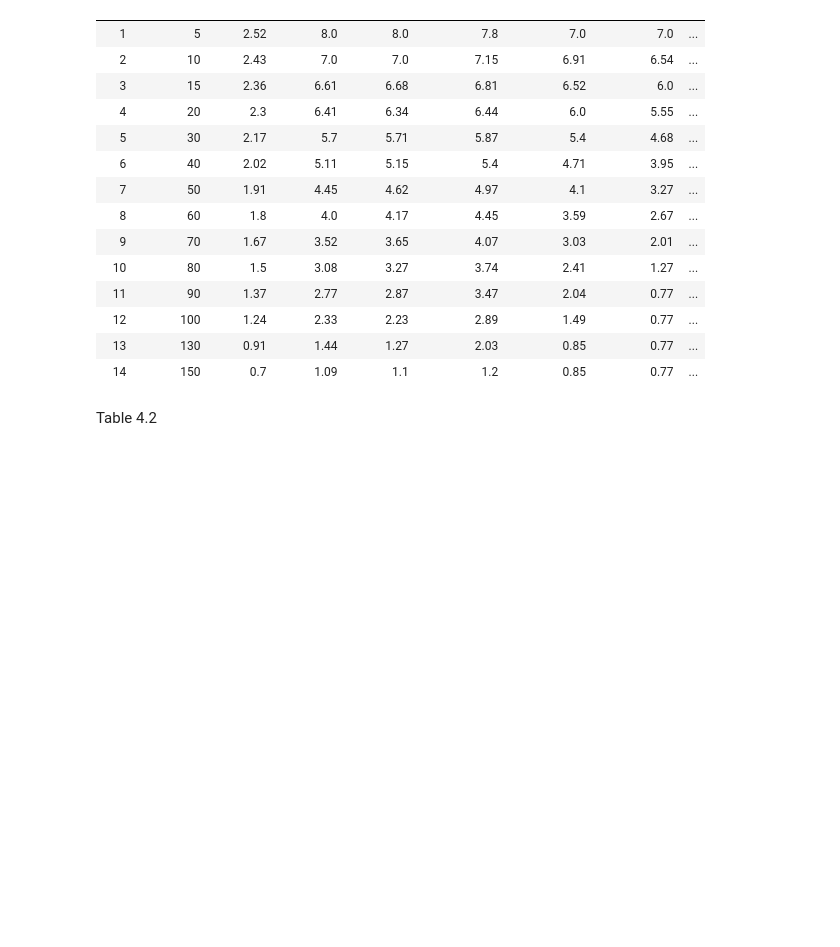
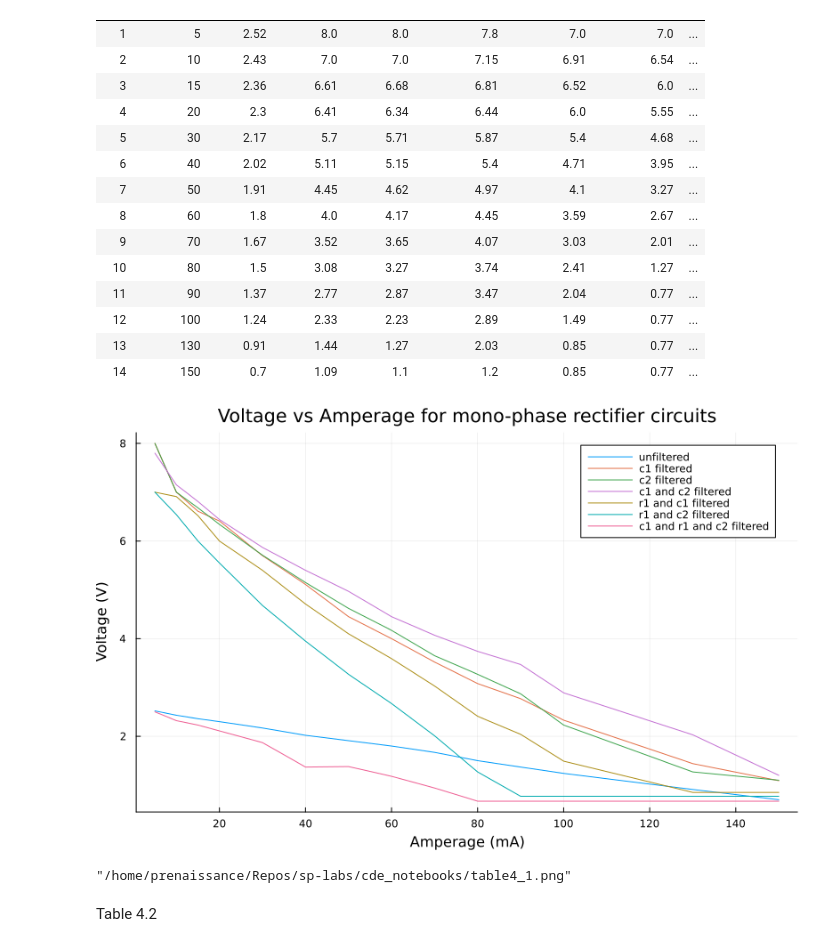
Before and after one commit to prenaissance/sp-labs, a Jupyter notebook: cde_notebooks/Lab4.ipynb, the cells around one changed output. Cells and saved outputs as stored; diff of their text form; code cells hidden in the pictures; blank space fills up the shorter version.

Commit message:
feat(cde > lab4): add graphs and calculations

```diff
--- a/cde_notebooks/Lab4.ipynb
+++ b/cde_notebooks/Lab4.ipynb
@@ -31,6 +31,25 @@ table4_1 = DataFrame(
 | 12 | 100 | 1.24 | 2.33 | 2.23 | 2.89 | 1.49 | 0.77 | ... |
 | 13 | 130 | 0.91 | 1.44 | 1.27 | 2.03 | 0.85 | 0.77 | ... |
 | 14 | 150 | 0.7 | 1.09 | 1.1 | 1.2 | 0.85 | 0.77 | ... |
+# %%
+using Plots
+
+plot(table4_1.amperages, table4_1.unfiltered, label="unfiltered", size=(800, 500))
+plot!(table4_1.amperages, table4_1.c1_filtered, label="c1 filtered")
+plot!(table4_1.amperages, table4_1.c2_filtered, label="c2 filtered")
+plot!(table4_1.amperages, table4_1.c1_c2_filtered, label="c1 and c2 filtered")
+plot!(table4_1.amperages, table4_1.r1_c1_filtered, label="r1 and c1 filtered")
+plot!(table4_1.amperages, table4_1.r1_c2_filtered, label="r1 and c2 filtered")
+plot!(table4_1.amperages, table4_1.c1_r1_c2_filtered, label="c1 and r1 and c2 filtered")
+xlabel!("Amperage (mA)")
+ylabel!("Voltage (V)")
+title!("Voltage vs Amperage for mono-phase rectifier circuits")
+# %% [output]
+[figure, added]
+# %%
+savefig("table4_1.png")
+# %% [output]
+"/home/prenaissance/Repos/sp-labs/cde_notebooks/table4_1.png"
 # %% [markdown]
 Table 4.2
 # %%
```
Also changed, not shown: parts of 6 cells of this notebook.
